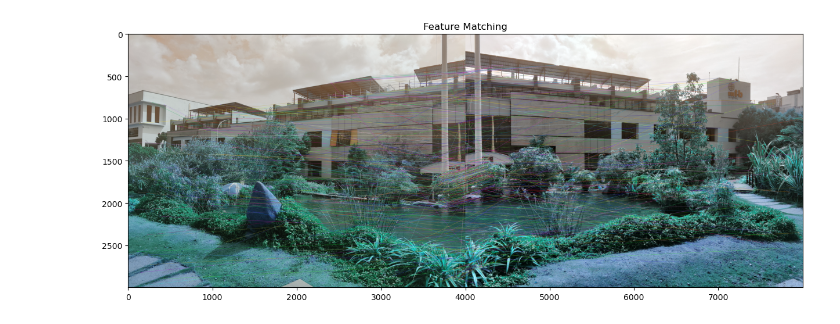
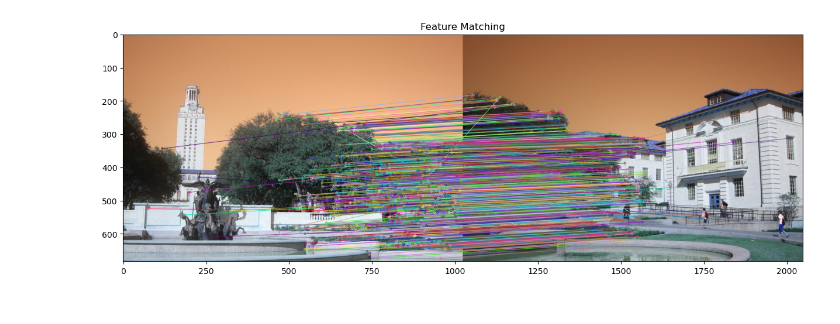
Before and after one commit to Abhinav-gh/VR-Assignments-IIITB, a Jupyter notebook: img stitching.ipynb, the cells around one changed output. Cells and saved outputs as stored; diff of their text form; code cells hidden in the pictures.

```diff
--- a/img stitching.ipynb
+++ b/img stitching.ipynb
@@ -106,23 +106,23 @@ class ImageStitcher:
 
         # Place first image
         panorama1[:height_img1, :width_img1, :] = img1
-        # panorama1 *= mask1
+        panorama1 *= mask1
 
         # Warp second image using homography
-        # panorama2 = cv.warpPerspective(img2, H, (width_panorama, height_panorama)) * mask2
-        panorama2 = cv.warpPerspective(img2, H, (width_panorama, height_panorama))
+        panorama2 = cv.warpPerspective(img2, H, (width_panorama, height_panorama)) * mask2
+        # panorama2 = cv.warpPerspective(img2, H, (width_panorama, height_panorama))
 
         # Linear Blend images
         result = panorama1 + panorama2
 
         # Weighted blending
-        panorama1 = np.uint8(panorama1)  # Convert to 8-bit image
-        panorama2 = np.uint8(panorama2)  # Convert to 8-bit image
-        # Save panorama1 and panorama2 for debugging
-        plt.imsave("panorama1.jpg", cv.cvtColor(panorama1, cv.COLOR_BGR2RGB))
-        plt.imsave("panorama2.jpg", cv.cvtColor(panorama2, cv.COLOR_BGR2RGB))
+        # panorama1 = np.uint8(panorama1)  # Convert to 8-bit image
+        # panorama2 = np.uint8(panorama2)  # Convert to 8-bit image
+        # # Save panorama1 and panorama2 for debugging
+        # plt.imsave("panorama1.jpg", cv.cvtColor(panorama1, cv.COLOR_BGR2RGB))
+        # plt.imsave("panorama2.jpg", cv.cvtColor(panorama2, cv.COLOR_BGR2RGB))
 
-        result = self.weighted_blend(panorama1, panorama2)
+        # result = self.weighted_blend(panorama1, panorama2)
 
         #Linear gradient blending
         # result = self.linear_blend(panorama1, panorama2, mask1, mask2)
@@ -212,8 +212,9 @@ class ImageStitcher:
 # %%
 
 # Load images
-img1 = cv.imread('IIITB1.jpeg')
-img2 = cv.imread('IIITB2.jpeg')
+img1 = cv.imread('./OpenCV Stitching Tutorial/imgs/rome1.jpg')
+img2 = cv.imread('./OpenCV Stitching Tutorial/imgs/rome2.jpg')
+# img2 = cv.imread('IIITB2.jpeg')
 
 if img1 is None or img2 is None:
     raise FileNotFoundError("Error: One or both images could not be loaded!")
@@ -240,2 +241,2 @@ stitcher.plot_feature_matching(img1, img2, keypoints1, keypoints2, good_matches)
-[figure, old version]
+[figure, new version]
 # %%
```
Also changed, not shown: parts of 2 cells of this notebook, 33 other files.
